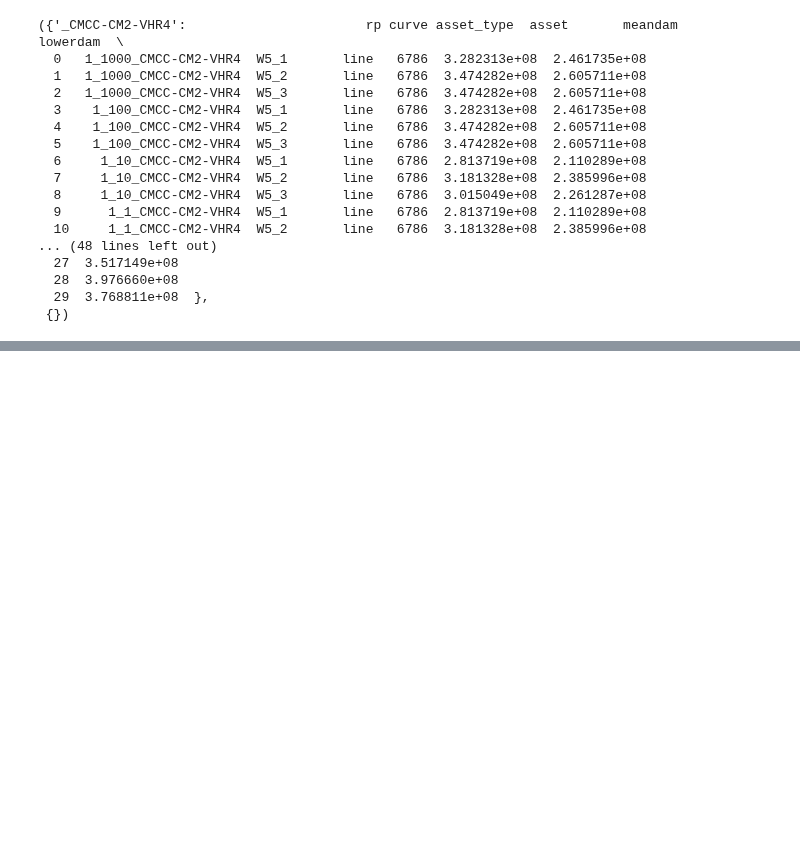
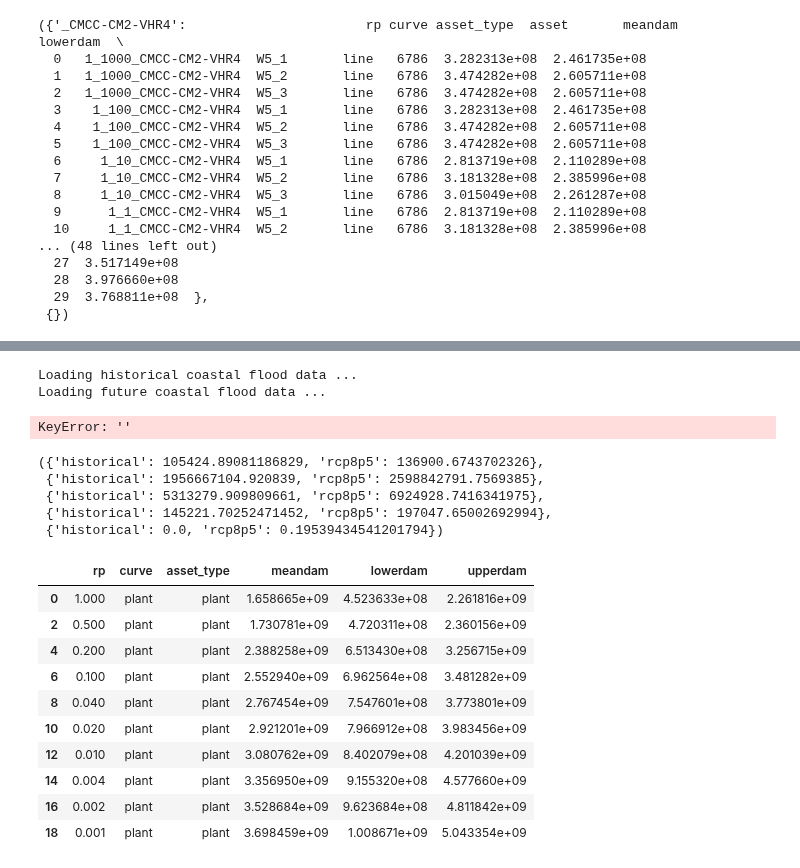
Before and after one commit to Mengqi-Ye/pg_risk_analysis, a Jupyter notebook: notebooks/Example_run.ipynb, the cells around one changed output, grey strips where cells are left out. Cells and saved outputs as stored; diff of their text form; code cells hidden in the pictures; blank space fills up the shorter version.

Commit message:
risk calculation

```diff
--- a/notebooks/Example_run.ipynb
+++ b/notebooks/Example_run.ipynb
@@ -912,7 +915,7 @@ def country_analysis_osm(country_code,hazard_type): #
 
     for i in range(len(osm_damage_infra)):
         for climate_model in climate_models:
-            with pd.ExcelWriter(os.path.join(output_path,'damage','{}_{}_osm_{}_damage_{}'.format(country_code,climate_model,hazard_type,i)+'.xlsx')) as writer:
+            with pd.ExcelWriter(os.path.join(output_path,'damage','{}_osm_{}_{}_damage_{}'.format(country_code,hazard_type,climate_model,i)+'.xlsx')) as writer:
                 osm_damage_infra[i][climate_model].to_excel(writer)
 
     return osm_damage_infra
@@ -1132,0 +1249,18 @@ def country_analysis_pg(country_code,hazard_type): #
+# %%
+osm_risk = monetary_risk('TWN','fl')
+#pd.DataFrame(osm_risk)
+# %% [output]
+Loading historical coastal flood data ...
+Loading future coastal flood data ...
+# %%
+risk_output('TWN','tc')
+# %% [output]
+KeyError: ''
+# %%
+osm_risk
+# %% [output]
+({'historical': 105424.89081186829, 'rcp8p5': 136900.6743702326},
+ {'historical': 1956667104.920839, 'rcp8p5': 2598842791.7569385},
+ {'historical': 5313279.909809661, 'rcp8p5': 6924928.7416341975},
+ {'historical': 145221.70252471452, 'rcp8p5': 197047.65002692994},
+ {'historical': 0.0, 'rcp8p5': 0.19539434541201794})
@@ -1132,0 +1280,14 @@ def country_analysis_pg(country_code,hazard_type): #
+# %%
+osm_damage_infra[1]['historical'].loc[osm_damage_infra[1]['historical']['asset_type'] == 'plant']
+# %% [output]
+|  | rp | curve | asset_type | meandam | lowerdam | upperdam |
+| 0 | 1.000 | plant | plant | 1.658665e+09 | 4.523633e+08 | 2.261816e+09 |
+| 2 | 0.500 | plant | plant | 1.730781e+09 | 4.720311e+08 | 2.360156e+09 |
+| 4 | 0.200 | plant | plant | 2.388258e+09 | 6.513430e+08 | 3.256715e+09 |
+| 6 | 0.100 | plant | plant | 2.552940e+09 | 6.962564e+08 | 3.481282e+09 |
+| 8 | 0.040 | plant | plant | 2.767454e+09 | 7.547601e+08 | 3.773801e+09 |
+| 10 | 0.020 | plant | plant | 2.921201e+09 | 7.966912e+08 | 3.983456e+09 |
+| 12 | 0.010 | plant | plant | 3.080762e+09 | 8.402079e+08 | 4.201039e+09 |
+| 14 | 0.004 | plant | plant | 3.356950e+09 | 9.155320e+08 | 4.577660e+09 |
+| 16 | 0.002 | plant | plant | 3.528684e+09 | 9.623684e+08 | 4.811842e+09 |
+| 18 | 0.001 | plant | plant | 3.698459e+09 | 1.008671e+09 | 5.043354e+09 |
```
Also changed, not shown: parts of 20 cells of this notebook, 20 other files.
